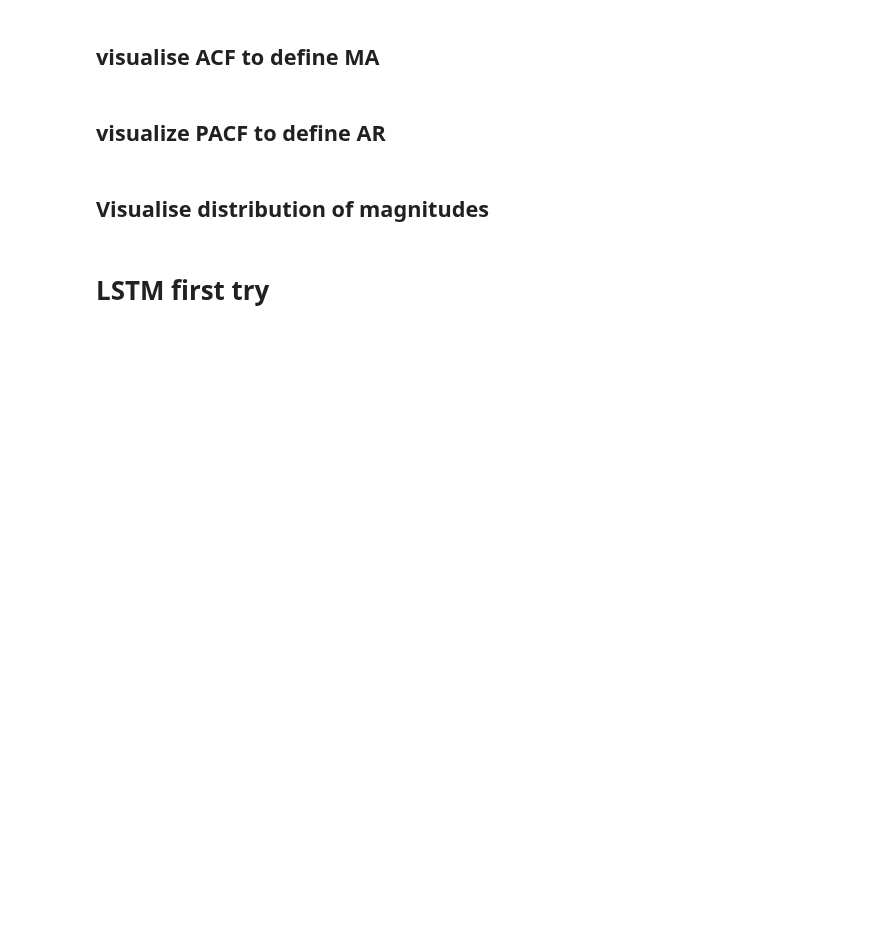
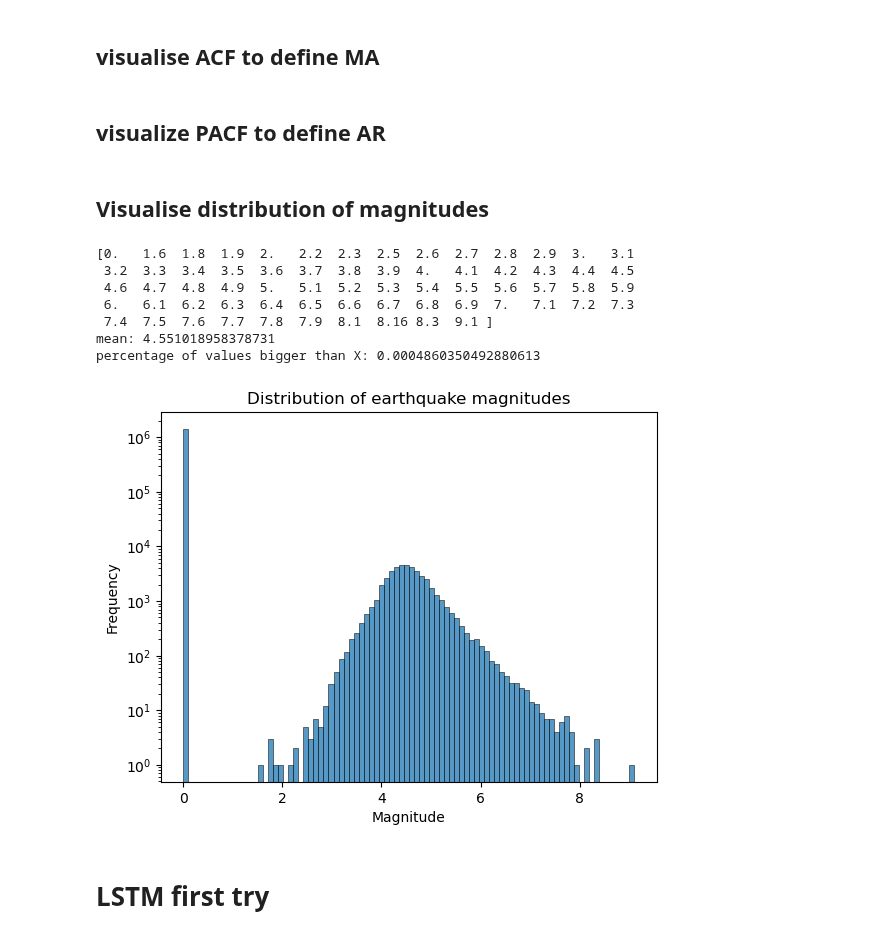
Before and after one commit to TheTrueSquirrel/thesis_spring_2023, a Jupyter notebook: sketch3.ipynb, the cells around one changed output. Saved outputs shown, nothing was run; the diff lists cells and outputs as text; code cells hidden in the pictures; blank space fills up the shorter version.

```diff
--- a/sketch3.ipynb
+++ b/sketch3.ipynb
@@ -499,17 +499,29 @@ plt.bar(range(0,len(pacf_val)),pacf_val)
 # %%
 import pandas as pd
 import seaborn as sns
 import numpy as np
+import matplotlib.pyplot as plt
 
-df = pd.read_csv('data/Japan_10_60_134_174_D_1973_2023.csv').iloc[:,:-2]
+df = pd.read_csv('data/Japan_10_60_134_174_D_5X5_1973_2023.csv').iloc[:,:-2]
 print(np.unique(df))
+print("mean:", np.mean(np.array(df)[df > 0]))
 
-
+X = 6
+print("percentage of values bigger than X:", (np.array(df) >= X).sum() / len(np.array(df).flatten()))
 sns.histplot(np.array(df).flatten(), bins=90, log_scale=(False,True))
 plt.xlabel('Magnitude')
 plt.ylabel('Frequency')
 plt.title('Distribution of earthquake magnitudes')
 plt.show()
+# %% [output]
+[0.   1.6  1.8  1.9  2.   2.2  2.3  2.5  2.6  2.7  2.8  2.9  3.   3.1
+ 3.2  3.3  3.4  3.5  3.6  3.7  3.8  3.9  4.   4.1  4.2  4.3  4.4  4.5
+ 4.6  4.7  4.8  4.9  5.   5.1  5.2  5.3  5.4  5.5  5.6  5.7  5.8  5.9
+ 6.   6.1  6.2  6.3  6.4  6.5  6.6  6.7  6.8  6.9  7.   7.1  7.2  7.3
+ 7.4  7.5  7.6  7.7  7.8  7.9  8.1  8.16 8.3  9.1 ]
+mean: 4.551018958378731
+percentage of values bigger than X: 0.0004860350492880613
+[figure, added]
 # %% [markdown]
 # LSTM first try
 # %%
```
Also changed, not shown: parts of 5 cells of this notebook, 1 other file.
